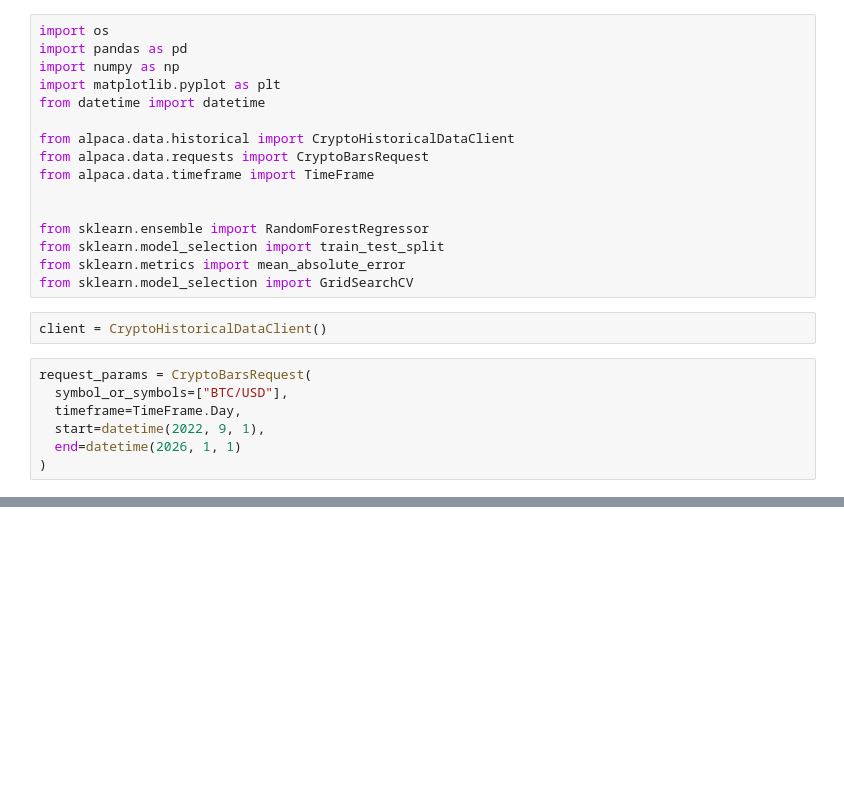
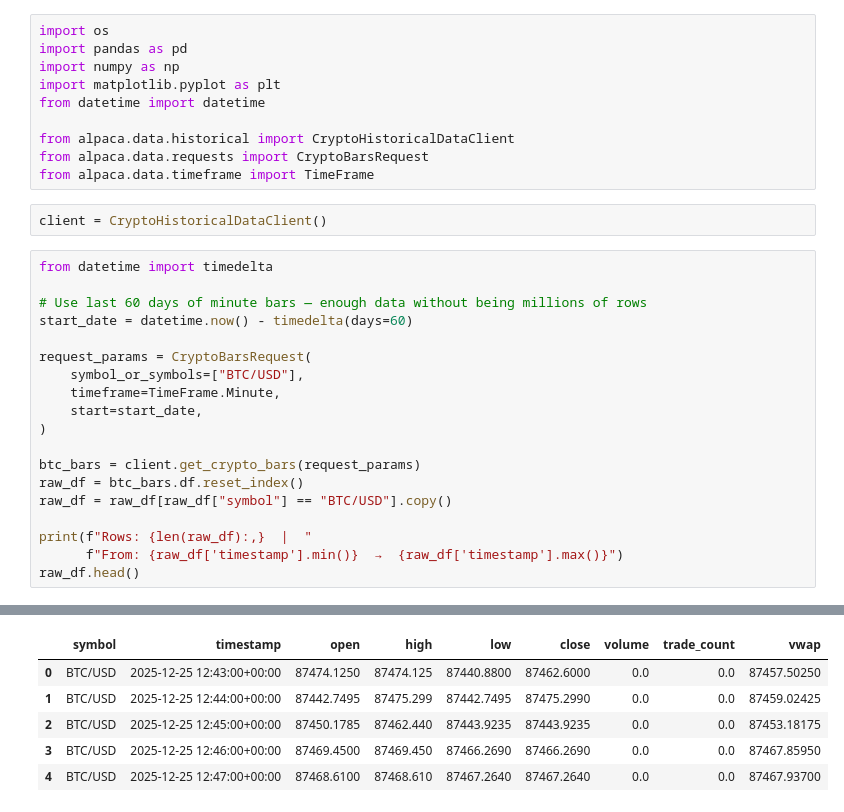
Before and after one commit to DavidAkerlind/stock_predicter, a Jupyter notebook: bitcoin_predict.ipynb, the cells around one changed output, grey strips where cells are left out. Drawn from its saved outputs; the diff is of its cells as text; blank space fills up the shorter version.

```diff
--- a/bitcoin_predict.ipynb
+++ b/bitcoin_predict.ipynb
@@ -8,18 +8,25 @@ from datetime import datetime
 from alpaca.data.historical import CryptoHistoricalDataClient
 from alpaca.data.requests import CryptoBarsRequest
 from alpaca.data.timeframe import TimeFrame
-
-
-from sklearn.ensemble import RandomForestRegressor
-from sklearn.model_selection import train_test_split
-from sklearn.metrics import mean_absolute_error
-from sklearn.model_selection import GridSearchCV
 # %%
 client = CryptoHistoricalDataClient()
 # %%
+from datetime import timedelta
+
+# Use last 60 days of minute bars — enough data without being millions of rows
+start_date = datetime.now() - timedelta(days=60)
+
 request_params = CryptoBarsRequest(
-  symbol_or_symbols=["BTC/USD"],
-  timeframe=TimeFrame.Day,
-  start=datetime(2022, 9, 1),
-  end=datetime(2026, 1, 1)
+    symbol_or_symbols=["BTC/USD"],
+    timeframe=TimeFrame.Minute,
+    start=start_date,
 )
+
+btc_bars = client.get_crypto_bars(request_params)
+raw_df = btc_bars.df.reset_index()
+raw_df = raw_df[raw_df["symbol"] == "BTC/USD"].copy()
+
+print(f"Rows: {len(raw_df):,}  |  "
+      f"From: {raw_df['timestamp'].min()}  →  {raw_df['timestamp'].max()}")
+raw_df.head()
+# %% [output]
@@ -25,0 +34,6 @@ request_params = CryptoBarsRequest(
+|  | symbol | timestamp | open | high | low | close | volume | trade_count | vwap |
+| 0 | BTC/USD | 2025-12-25 12:43:00+00:00 | 87474.1250 | 87474.125 | 87440.8800 | 87462.6000 | 0.0 | 0.0 | 87457.50250 |
+| 1 | BTC/USD | 2025-12-25 12:44:00+00:00 | 87442.7495 | 87475.299 | 87442.7495 | 87475.2990 | 0.0 | 0.0 | 87459.02425 |
+| 2 | BTC/USD | 2025-12-25 12:45:00+00:00 | 87450.1785 | 87462.440 | 87443.9235 | 87443.9235 | 0.0 | 0.0 | 87453.18175 |
+| 3 | BTC/USD | 2025-12-25 12:46:00+00:00 | 87469.4500 | 87469.450 | 87466.2690 | 87466.2690 | 0.0 | 0.0 | 87467.85950 |
+| 4 | BTC/USD | 2025-12-25 12:47:00+00:00 | 87468.6100 | 87468.610 | 87467.2640 | 87467.2640 | 0.0 | 0.0 | 87467.93700 |
```
Also changed, not shown: parts of 15 cells of this notebook, 4 other files.
